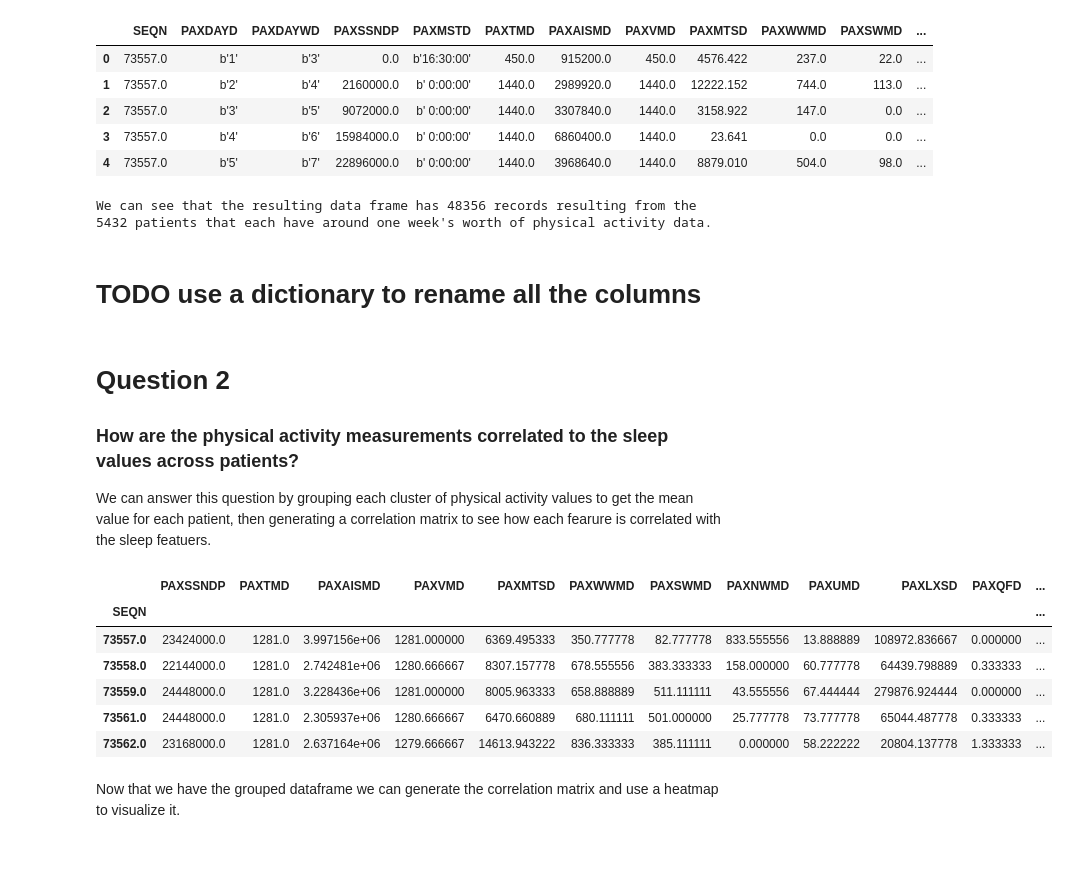
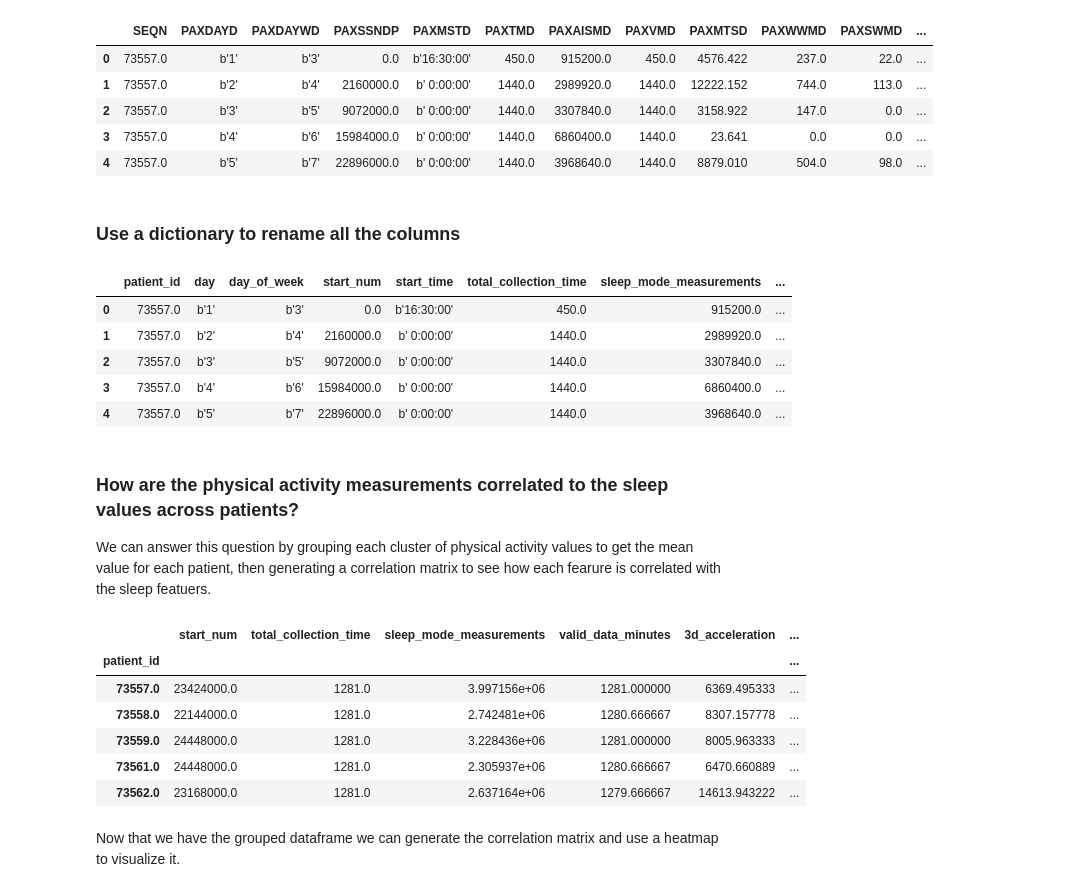
Before and after one commit to spencerbertsch1/DS4H, a Jupyter notebook: notebooks/DS4H_EDA.ipynb, the cells around one changed output. Saved outputs shown, nothing was run; the diff lists cells and outputs as text; code cells hidden in the pictures; blank space fills up the shorter version.

```diff
--- a/notebooks/DS4H_EDA.ipynb
+++ b/notebooks/DS4H_EDA.ipynb
@@ -78,3 +87,7 @@ df_sleep.head(5)
+# %%
+df_sleep = df_sleep[df_sleep['SLD010H'] <= 12]
+df_sleep = df_sleep[df_sleep['SLQ050'] <= 2]
+df_sleep = df_sleep[df_sleep['SLQ060'] <= 2]
 # %% [markdown]
 # Initial Processing and Data Observation
 # %% [markdown]
@@ -152,8 +161,3 @@ df_joined.head()
 | 2 | 73557.0 | b'3' | b'5' | 9072000.0 | b' 0:00:00' | 1440.0 | 3307840.0 | 1440.0 | 3158.922 | 147.0 | 0.0 | ... |
 | 3 | 73557.0 | b'4' | b'6' | 15984000.0 | b' 0:00:00' | 1440.0 | 6860400.0 | 1440.0 | 23.641 | 0.0 | 0.0 | ... |
 | 4 | 73557.0 | b'5' | b'7' | 22896000.0 | b' 0:00:00' | 1440.0 | 3968640.0 | 1440.0 | 8879.010 | 504.0 | 98.0 | ... |
-# %%
-valid_patient_ids: int = len(physical_activity_patient_ids) - len(physical_activity_patient_ids - sleep_patient_ids)
-print(f'We can see that the resulting data frame has {df_joined.shape[0]} records resulting from the {valid_patient_ids} patients that each have around one week\'s worth of physical activity data.')
-# %% [output]
-We can see that the resulting data frame has 48356 records resulting from the 5432 patients that each have around one week's worth of physical activity data.
@@ -166,4 +164,31 @@ numeric_cols = ['SEQN', 'PAXSSNDP', 'PAXTMD', 'PAXAISMD', 'PAXVMD', \
 # %% [markdown]
-# TODO use a dictionary to rename all the columns
+### Use a dictionary to rename all the columns
 # %%
-renamer: dict = {'SEQN': 'patient_id'}
+renamer: dict = {'SEQN': 'patient_id',
+                 'PAXDAYD': 'day',
+                 'PAXDAYWD': 'day_of_week',
+                 'PAXSSNDP': 'start_num',
+                 'PAXMSTD': 'start_time',
+                 'PAXTMD': 'total_collection_time',
+                 'PAXAISMD': 'sleep_mode_measurements',
+                 'PAXVMD': 'valid_data_minutes',
+                 'PAXMTSD': '3d_acceleration',
+                 'PAXWWMD': 'minutes_awake',
+                 'PAXSWMD': 'minutes_asleep',
+                 'PAXNWMD': 'minutes_not_worn',
+                 'PAXUMD': 'minutes_no_data',
+                 'PAXLXSD': 'ambient_light_measure',
+                 'PAXQFD': 'data_quality_flag',
+                 'SLD010H': 'sleep_hours',
+                 'SLQ050':'trouble_sleeping',
+                 'SLQ060':'sleep_disorder'}
+# %%
+df_joined = df_joined.rename(columns=renamer)
+df_joined.head()
+# %% [output]
+|  | patient_id | day | day_of_week | start_num | start_time | total_collection_time | sleep_mode_measurements | ... |
+| 0 | 73557.0 | b'1' | b'3' | 0.0 | b'16:30:00' | 450.0 | 915200.0 | ... |
+| 1 | 73557.0 | b'2' | b'4' | 2160000.0 | b' 0:00:00' | 1440.0 | 2989920.0 | ... |
+| 2 | 73557.0 | b'3' | b'5' | 9072000.0 | b' 0:00:00' | 1440.0 | 3307840.0 | ... |
+| 3 | 73557.0 | b'4' | b'6' | 15984000.0 | b' 0:00:00' | 1440.0 | 6860400.0 | ... |
+| 4 | 73557.0 | b'5' | b'7' | 22896000.0 | b' 0:00:00' | 1440.0 | 3968640.0 | ... |
@@ -170,21 +203,19 @@ renamer: dict = {'SEQN': 'patient_id'}
 # %% [markdown]
-# Question 2
-
 ### How are the physical activity measurements correlated to the sleep values across patients?
 
 We can answer this question by grouping each cluster of physical activity values to get the mean value for each patient, then generating a correlation matrix to see how each fearure is correlated with the sleep featuers.
 # %%
-df_grouped: pd.DataFrame = df_joined.groupby('SEQN').mean()
-df_grouped['SEQN'] = df_grouped.index
+df_grouped: pd.DataFrame = df_joined.groupby('patient_id').mean()
+df_grouped['patient_id'] = df_grouped.index
 df_grouped.head()
 # %% [output]
-|  | PAXSSNDP | PAXTMD | PAXAISMD | PAXVMD | PAXMTSD | PAXWWMD | PAXSWMD | PAXNWMD | PAXUMD | PAXLXSD | PAXQFD | ... |
-| SEQN |  |  |  |  |  |  |  |  |  |  |  | ... |
-| 73557.0 | 23424000.0 | 1281.0 | 3.997156e+06 | 1281.000000 | 6369.495333 | 350.777778 | 82.777778 | 833.555556 | 13.888889 | 108972.836667 | 0.000000 | ... |
-| 73558.0 | 22144000.0 | 1281.0 | 2.742481e+06 | 1280.666667 | 8307.157778 | 678.555556 | 383.333333 | 158.000000 | 60.777778 | 64439.798889 | 0.333333 | ... |
-| 73559.0 | 24448000.0 | 1281.0 | 3.228436e+06 | 1281.000000 | 8005.963333 | 658.888889 | 511.111111 | 43.555556 | 67.444444 | 279876.924444 | 0.000000 | ... |
-| 73561.0 | 24448000.0 | 1281.0 | 2.305937e+06 | 1280.666667 | 6470.660889 | 680.111111 | 501.000000 | 25.777778 | 73.777778 | 65044.487778 | 0.333333 | ... |
-| 73562.0 | 23168000.0 | 1281.0 | 2.637164e+06 | 1279.666667 | 14613.943222 | 836.333333 | 385.111111 | 0.000000 | 58.222222 | 20804.137778 | 1.333333 | ... |
+|  | start_num | total_collection_time | sleep_mode_measurements | valid_data_minutes | 3d_acceleration | ... |
+| patient_id |  |  |  |  |  | ... |
+| 73557.0 | 23424000.0 | 1281.0 | 3.997156e+06 | 1281.000000 | 6369.495333 | ... |
+| 73558.0 | 22144000.0 | 1281.0 | 2.742481e+06 | 1280.666667 | 8307.157778 | ... |
+| 73559.0 | 24448000.0 | 1281.0 | 3.228436e+06 | 1281.000000 | 8005.963333 | ... |
+| 73561.0 | 24448000.0 | 1281.0 | 2.305937e+06 | 1280.666667 | 6470.660889 | ... |
+| 73562.0 | 23168000.0 | 1281.0 | 2.637164e+06 | 1279.666667 | 14613.943222 | ... |
 # %% [markdown]
 Now that we have the grouped dataframe we can generate the correlation matrix and use a heatmap to visualize it.
 # %%
```
Also changed, not shown: parts of 26 cells of this notebook.
